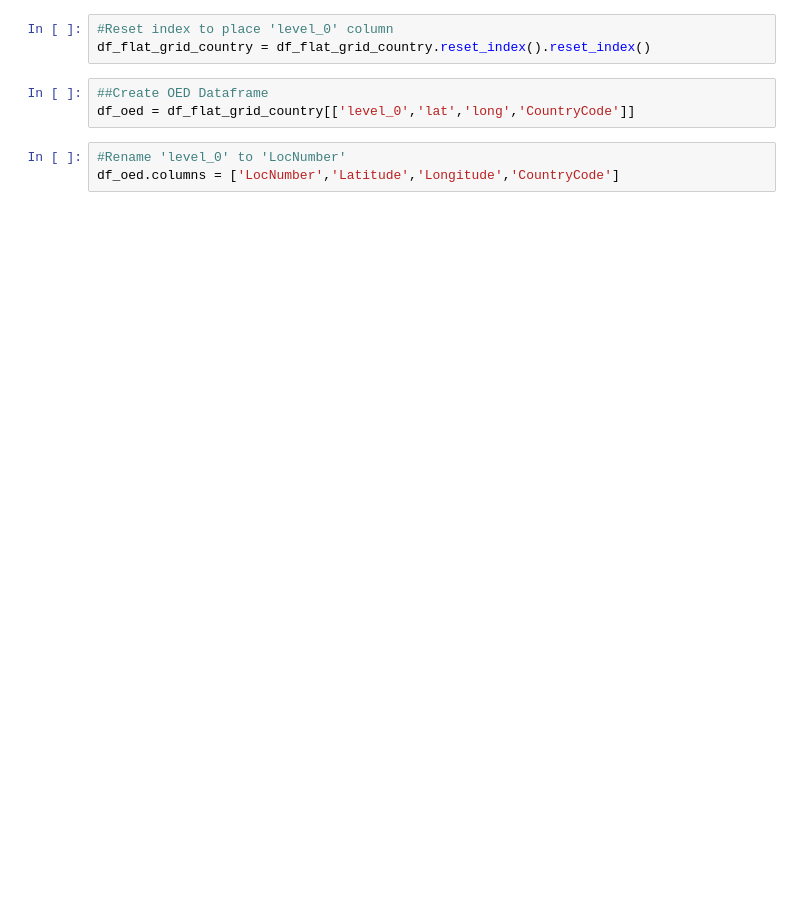
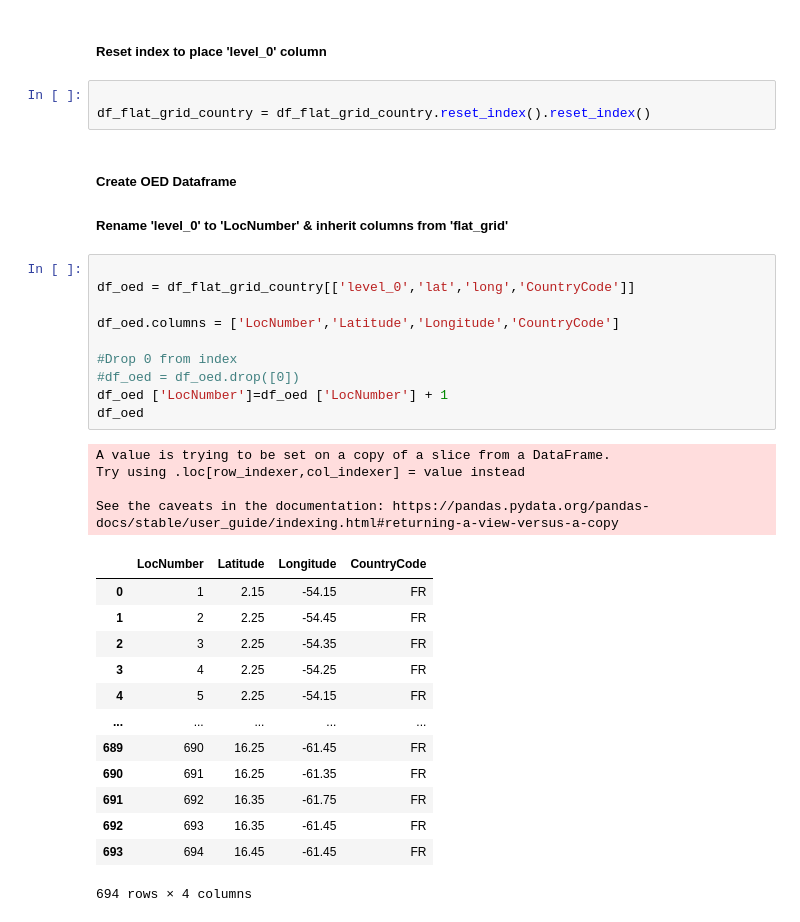
Before and after one commit to KamalCharles/Flat-Portfolio-Generator, a Jupyter notebook: ww_grid/Flat_Grid.ipynb, the cells around one changed output. Drawn from its saved outputs; the diff is of its cells as text; blank space fills up the shorter version.

```diff
--- a/ww_grid/Flat_Grid.ipynb
+++ b/ww_grid/Flat_Grid.ipynb
@@ -26,9 +70,36 @@ df_flat_grid
+# %% [markdown]
+##### Reset index to place 'level_0' column
 # %%
-#Reset index to place 'level_0' column
+
 df_flat_grid_country = df_flat_grid_country.reset_index().reset_index()
-# %%
-##Create OED Dataframe
-df_oed = df_flat_grid_country[['level_0','lat','long','CountryCode']]
-# %%
-#Rename 'level_0' to 'LocNumber'
-df_oed.columns = ['LocNumber','Latitude','Longitude','CountryCode']
+# %% [markdown]
+##### Create OED Dataframe
+##### Rename 'level_0' to 'LocNumber' & inherit columns from 'flat_grid'
+# %%
+
+df_oed = df_flat_grid_country[['level_0','lat','long','CountryCode']]
+
+df_oed.columns = ['LocNumber','Latitude','Longitude','CountryCode']
+
+#Drop 0 from index
+#df_oed = df_oed.drop([0])
+df_oed ['LocNumber']=df_oed ['LocNumber'] + 1
+df_oed
+# %% [output]
+A value is trying to be set on a copy of a slice from a DataFrame.
+Try using .loc[row_indexer,col_indexer] = value instead
+
+See the caveats in the documentation: https://pandas.pydata.org/pandas-docs/stable/user_guide/indexing.html#returning-a-view-versus-a-copy
+|  | LocNumber | Latitude | Longitude | CountryCode |
+| 0 | 1 | 2.15 | -54.15 | FR |
+| 1 | 2 | 2.25 | -54.45 | FR |
+| 2 | 3 | 2.25 | -54.35 | FR |
+| 3 | 4 | 2.25 | -54.25 | FR |
+| 4 | 5 | 2.25 | -54.15 | FR |
+| ... | ... | ... | ... | ... |
+| 689 | 690 | 16.25 | -61.45 | FR |
+| 690 | 691 | 16.25 | -61.35 | FR |
+| 691 | 692 | 16.35 | -61.75 | FR |
+| 692 | 693 | 16.35 | -61.45 | FR |
+| 693 | 694 | 16.45 | -61.45 | FR |
+694 rows × 4 columns
```
Also changed, not shown: parts of 33 cells of this notebook, 1 other file.
